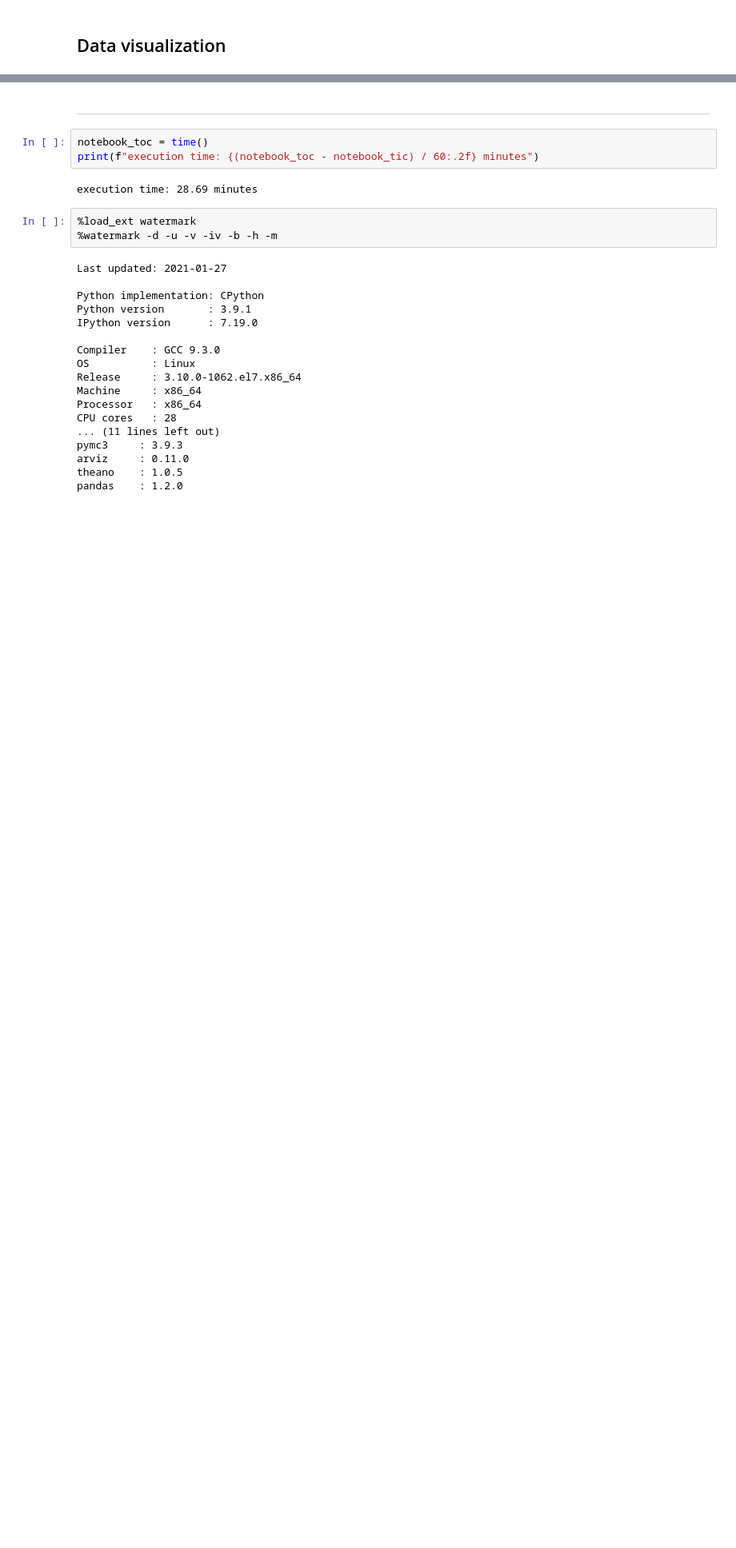
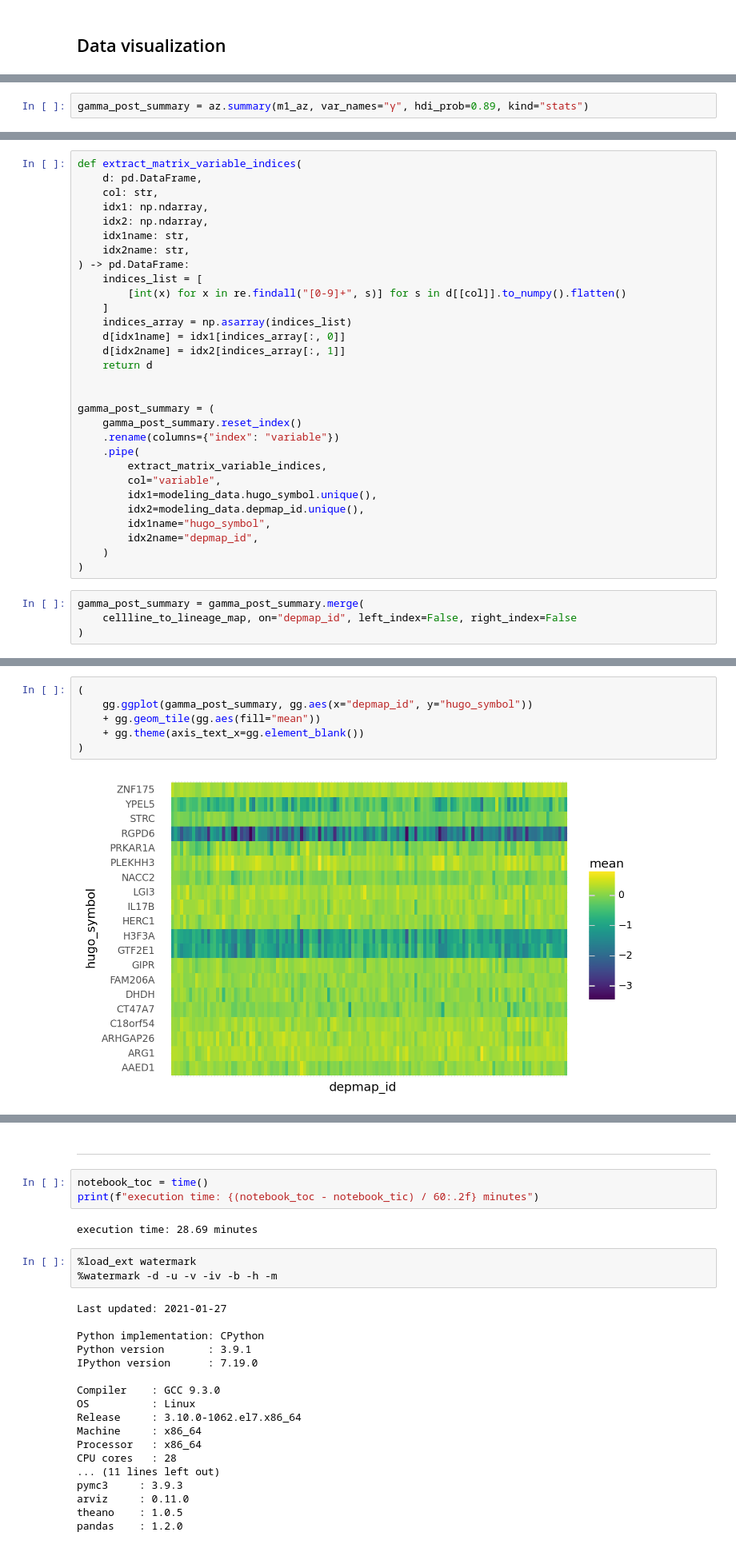
Before and after one commit to Kevin-Haigis-Lab/speclet, a Jupyter notebook: analysis/010_015_gene-lineage-hierarchical-matrix.ipynb, the cells around one changed output, grey strips where cells are left out. Shown at 80% size. Drawn from its saved outputs; the diff is of its cells as text; blank space fills up the shorter version.

```diff
--- a/analysis/010_015_gene-lineage-hierarchical-matrix.ipynb
+++ b/analysis/010_015_gene-lineage-hierarchical-matrix.ipynb
@@ -167,0 +262,2 @@ plot_data = (
+# %%
+gamma_post_summary = az.summary(m1_az, var_names="γ", hdi_prob=0.89, kind="stats")
@@ -167,0 +273,34 @@ plot_data = (
+# %%
+def extract_matrix_variable_indices(
+    d: pd.DataFrame,
+    col: str,
+    idx1: np.ndarray,
+    idx2: np.ndarray,
+    idx1name: str,
+    idx2name: str,
+) -> pd.DataFrame:
+    indices_list = [
+        [int(x) for x in re.findall("[0-9]+", s)] for s in d[[col]].to_numpy().flatten()
+    ]
+    indices_array = np.asarray(indices_list)
+    d[idx1name] = idx1[indices_array[:, 0]]
+    d[idx2name] = idx2[indices_array[:, 1]]
+    return d
+
+
+gamma_post_summary = (
+    gamma_post_summary.reset_index()
+    .rename(columns={"index": "variable"})
+    .pipe(
+        extract_matrix_variable_indices,
+        col="variable",
+        idx1=modeling_data.hugo_symbol.unique(),
+        idx2=modeling_data.depmap_id.unique(),
+        idx1name="hugo_symbol",
+        idx2name="depmap_id",
+    )
+)
+# %%
+gamma_post_summary = gamma_post_summary.merge(
+    cellline_to_lineage_map, on="depmap_id", left_index=False, right_index=False
+)
@@ -167,0 +316,8 @@ plot_data = (
+# %%
+(
+    gg.ggplot(gamma_post_summary, gg.aes(x="depmap_id", y="hugo_symbol"))
+    + gg.geom_tile(gg.aes(fill="mean"))
+    + gg.theme(axis_text_x=gg.element_blank())
+)
+# %% [output]
+[figure, added]
```
Also changed, not shown: parts of 23 cells of this notebook, 6 other files.
